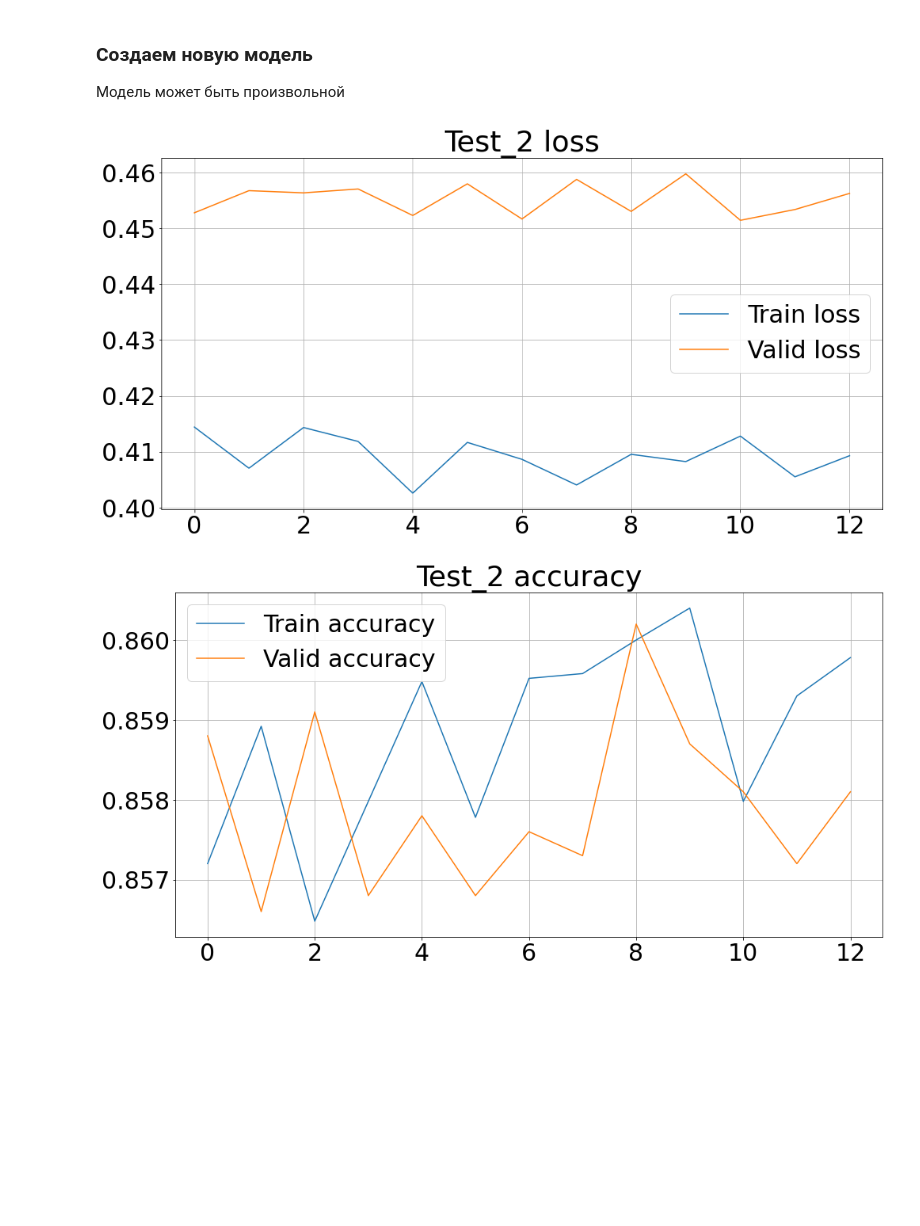
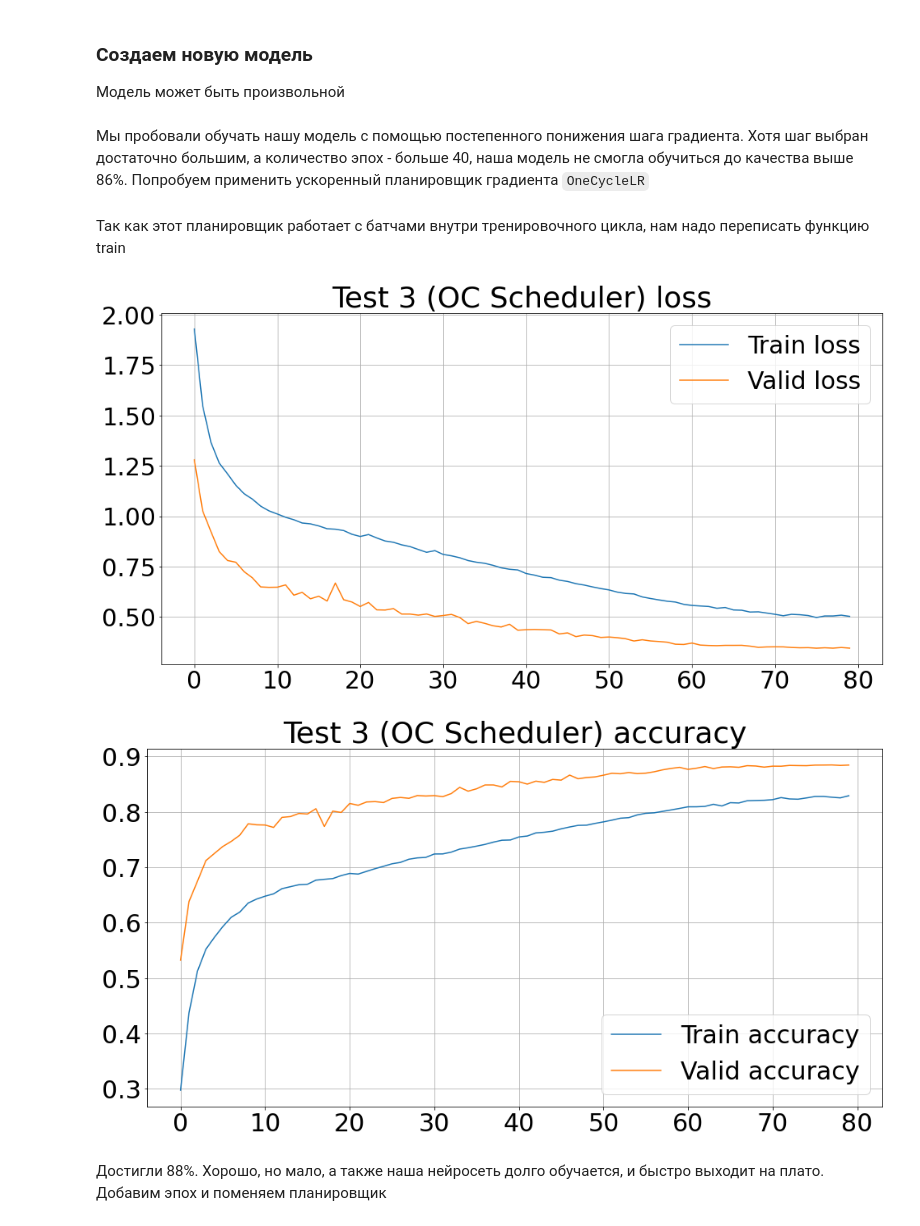
Before and after one commit to gavlique/Karpov_DS, a Jupyter notebook: deep/4 - RegularizeConvNet.ipynb, the cells around one changed output. Cells and saved outputs as stored; diff of their text form; code cells hidden in the pictures; blank space fills up the shorter version.

```diff
--- a/deep/4 - RegularizeConvNet.ipynb
+++ b/deep/4 - RegularizeConvNet.ipynb
@@ -410,7 +414,7 @@ def whole_train_valid_cycle_with_scheduler(model, num_epochs, title):
 
         scheduler.step()
 # %%
-whole_train_valid_cycle_with_scheduler(new_model, 30, 'Test_2')
+whole_train_valid_cycle_with_scheduler(new_model, 20, 'Test_2')
-# %% [output]
-[figure, removed]
-[figure, removed]
+# %% [markdown]
+Мы пробовали обучать нашу модель с помощью постепенного понижения шага градиента. Хотя шаг выбран достаточно большим, а количество эпох - больше 40, наша модель не смогла обучиться до качества выше 86%.
+Попробуем применить ускоренный планировщик градиента `OneCycleLR`
@@ -416,0 +434,53 @@ whole_train_valid_cycle_with_scheduler(new_model, 30, 'Test_2')
+# %% [markdown]
+Так как этот планировщик работает с батчами внутри тренировочного цикла, нам надо переписать функцию train
+# %%
+def whole_train_valid_cycle_with_oc_scheduler(model, num_epochs, title):
+    train_loss_history, valid_loss_history = [], []
+    train_accuracy_history, valid_accuracy_history = [], []
+
+    for epoch in range(num_epochs):
+        model.to(device)
+        model.train()
+        train_loss = 0
+        total = 0
+        correct = 0
+
+        for x, y in tqdm(train_loader, desc='Training'):
+            x, y = x.to(device), y.to(device)
+            optimizer.zero_grad()  # zeroing gradients
+            output = model(x)  # forward pass
+            loss = loss_fn(output, y)  # count loss
+            train_loss += loss.item()  # writing current loss
+            loss.backward()  # backward pass
+            # print(round(loss.item(), 5))  # print current loss
+            optimizer.step()  # optimization step
+            _, y_pred = torch.max(output, 1)
+            total += y.size(0)
+            correct += (y_pred == y).sum().item()
+            oc_scheduler.step() # adding scheduler in batch cycle
+        train_loss /= len(train_loader)
+        train_accuracy = correct / total
+
+        valid_loss, valid_accuracy = evaluate(model, test_loader)
+
+        train_loss_history.append(train_loss)
+        valid_loss_history.append(valid_loss)
+
+        train_accuracy_history.append(train_accuracy)
+        valid_accuracy_history.append(valid_accuracy)
+
+        clear_output()
+
+        plot_stats(
+            train_loss_history, valid_loss_history,
+            train_accuracy_history, valid_accuracy_history,
+            title
+        )
+# %%
+whole_train_valid_cycle_with_oc_scheduler(model_3, num_epochs=80, title='Test 3 (OC Scheduler)')
+# %% [output]
+[figure, added]
+[figure, added]
+# %% [markdown]
+Достигли 88%. Хорошо, но мало, а также наша нейросеть долго обучается, и быстро выходит на плато.
+Добавим эпох и поменяем планировщик
```
Also changed, not shown: parts of 26 cells of this notebook, 7 other files.
